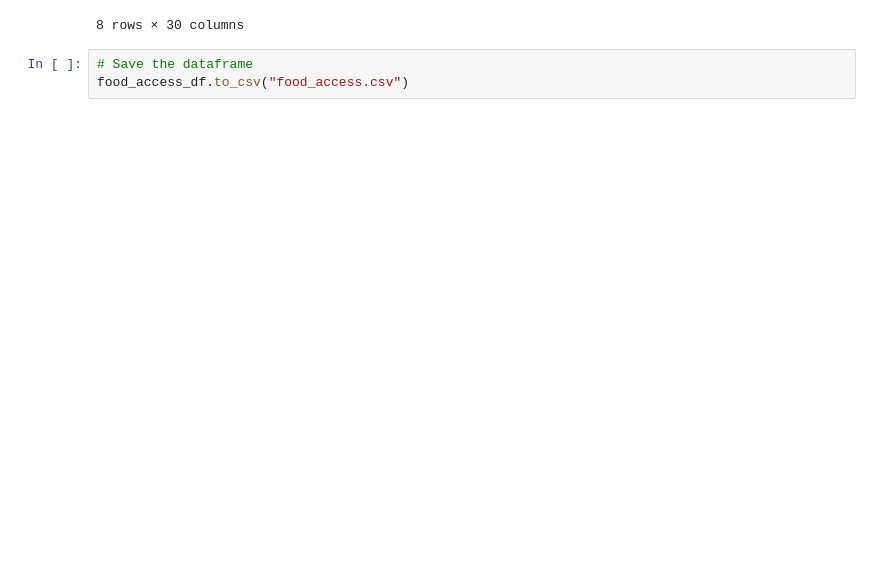
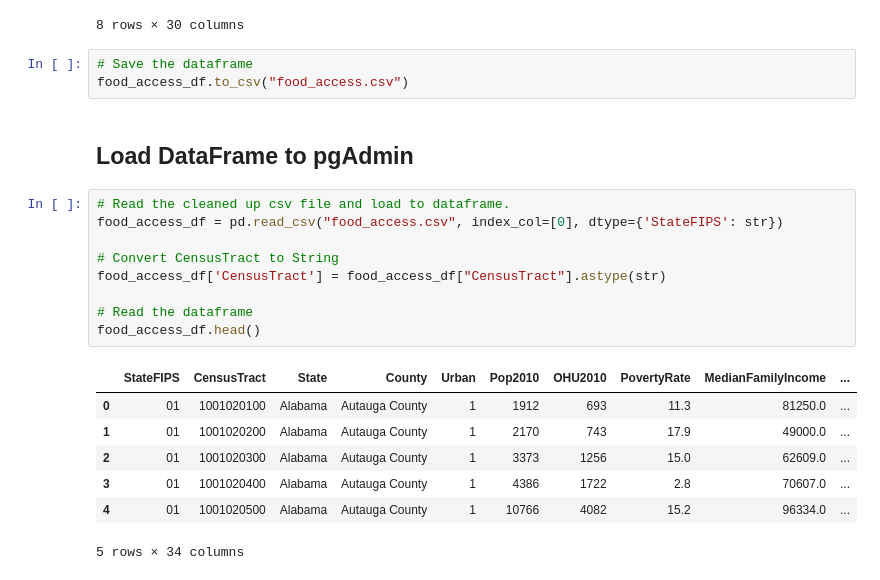
Before and after one commit to meeyoungPH/food-insecurity-machine-learning, a Jupyter notebook: static/data/food_access.ipynb, the cells around one changed output. Saved outputs shown, nothing was run; the diff lists cells and outputs as text; blank space fills up the shorter version.

```diff
--- a/static/data/food_access.ipynb
+++ b/static/data/food_access.ipynb
@@ -249,3 +253,22 @@ food_access_df.describe()
 # %%
 # Save the dataframe
 food_access_df.to_csv("food_access.csv")
+# %% [markdown]
+## Load DataFrame to pgAdmin
+# %%
+# Read the cleaned up csv file and load to dataframe.
+food_access_df = pd.read_csv("food_access.csv", index_col=[0], dtype={'StateFIPS': str})
+
+# Convert CensusTract to String
+food_access_df['CensusTract'] = food_access_df["CensusTract"].astype(str)
+
+# Read the dataframe
+food_access_df.head()
+# %% [output]
+|  | StateFIPS | CensusTract | State | County | Urban | Pop2010 | OHU2010 | PovertyRate | MedianFamilyIncome | ... |
+| 0 | 01 | 1001020100 | Alabama | Autauga County | 1 | 1912 | 693 | 11.3 | 81250.0 | ... |
+| 1 | 01 | 1001020200 | Alabama | Autauga County | 1 | 2170 | 743 | 17.9 | 49000.0 | ... |
+| 2 | 01 | 1001020300 | Alabama | Autauga County | 1 | 3373 | 1256 | 15.0 | 62609.0 | ... |
+| 3 | 01 | 1001020400 | Alabama | Autauga County | 1 | 4386 | 1722 | 2.8 | 70607.0 | ... |
+| 4 | 01 | 1001020500 | Alabama | Autauga County | 1 | 10766 | 4082 | 15.2 | 96334.0 | ... |
+5 rows × 34 columns
```
Also changed, not shown: parts of 12 cells of this notebook, 1 other file.
